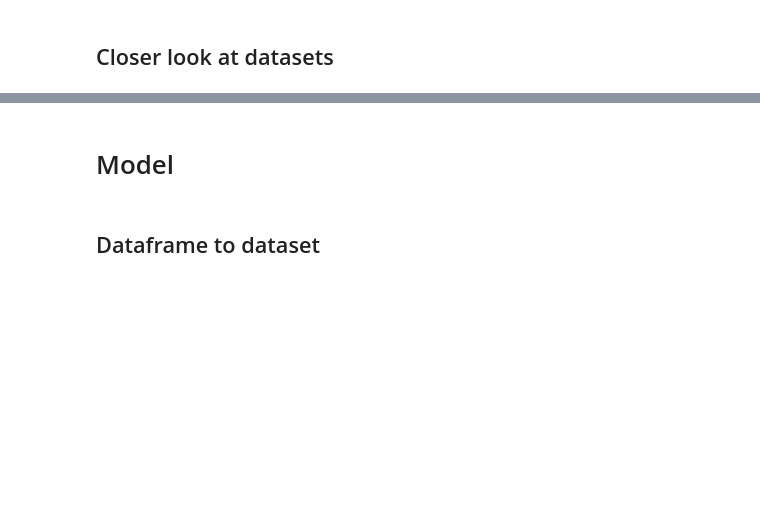
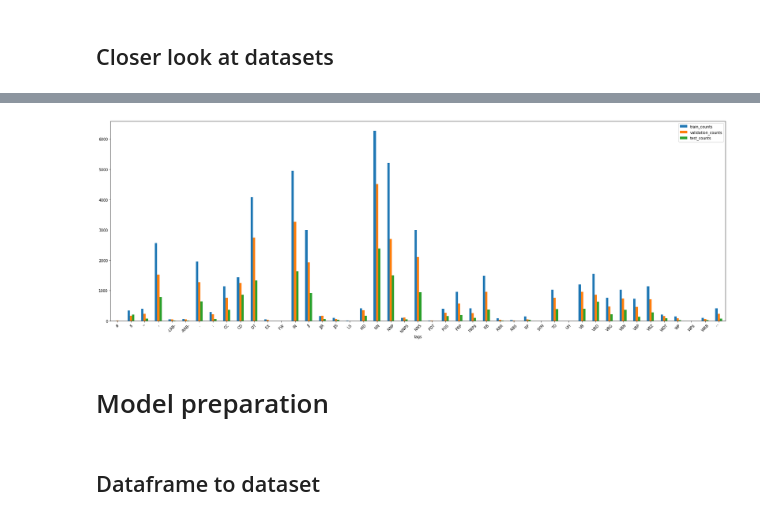
Before and after one commit to Valendrew/pos-tagging-abstractive-qa, a Jupyter notebook: POS_tagging/master-nlp-ass01.ipynb, the cells around one changed output, grey strips where cells are left out. Cells and saved outputs as stored; diff of their text form; code cells hidden in the pictures; blank space fills up the shorter version.

```diff
--- a/POS_tagging/master-nlp-ass01.ipynb
+++ b/POS_tagging/master-nlp-ass01.ipynb
@@ -62,0 +41,19 @@ if not os.path.isdir(file_name):
+# %%
+def download_dataset(zip_url: str, zip_name: str, folder_name: str):
+    if not os.path.isdir(folder_name):
+        if not os.path.isfile(zip_name):
+            with urllib.request.urlopen(zip_url) as res, open(zip_name, "wb") as f:
+                print(f"Downloading from {zip_url}")
+                shutil.copyfileobj(res, f)
+        else:
+            print(f"Zip folder '{zip_name}' already present")
+        shutil.unpack_archive(zip_name, os.getcwd())
+        print(f"'{zip_name}' unzipped in {folder_name}")
+    else:
+        print(f"Folder '{folder_name}' already present")
+
+
+zip_url = "https://raw.githubusercontent.com/nltk/nltk_data/gh-pages/packages/corpora/dependency_treebank.zip"
+zip_name = os.path.join(os.getcwd(), "dependency_treebank.zip")
+folder_name = os.path.join(os.getcwd(), "dependency_treebank")
+download_dataset(zip_url, zip_name, folder_name)
@@ -122,0 +154,23 @@ df_train.head()
+# %%
+def count_tags_in_df(ser: pd.Series, name: str) -> pd.DataFrame:
+    d_tags = {}
+
+    for tags in ser.str.split(" "):
+        for tag in tags:
+            d_tags[tag] = d_tags.get(tag, 0) + 1
+    return pd.DataFrame.from_records(
+        list(d_tags.items()), columns=["tags", f"{name}_counts"]
+    )
+
+
+tags_train = count_tags_in_df(df_train.tags, "train")
+tags_val = count_tags_in_df(df_val.tags, "validation")
+tags_test = count_tags_in_df(df_test.tags, "test")
+# %%
+tags_all = (
+    tags_train.merge(tags_val, how="outer", on="tags")
+    .merge(tags_test, how="outer", on="tags", sort=True)
+    .fillna(0)
+    .convert_dtypes(convert_integer=True)
+)
+display(tags_all)
@@ -123,6 +195,10 @@ df_train.head()
+# %%
+tags_all.plot.bar("tags", rot=45, figsize=(30, 10))
+plt.show()
+# %% [output]
+[figure, added]
 # %% [markdown]
-
-# Model
+# Model preparation
 # %%
 @dataclass
 class ModelConfiguration:
```
Also changed, not shown: parts of 97 cells of this notebook.
